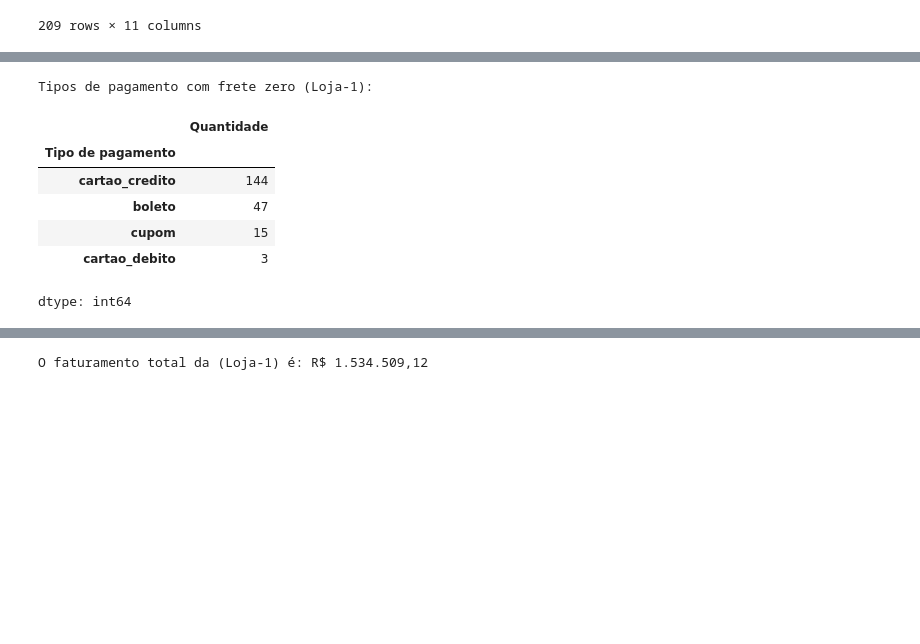
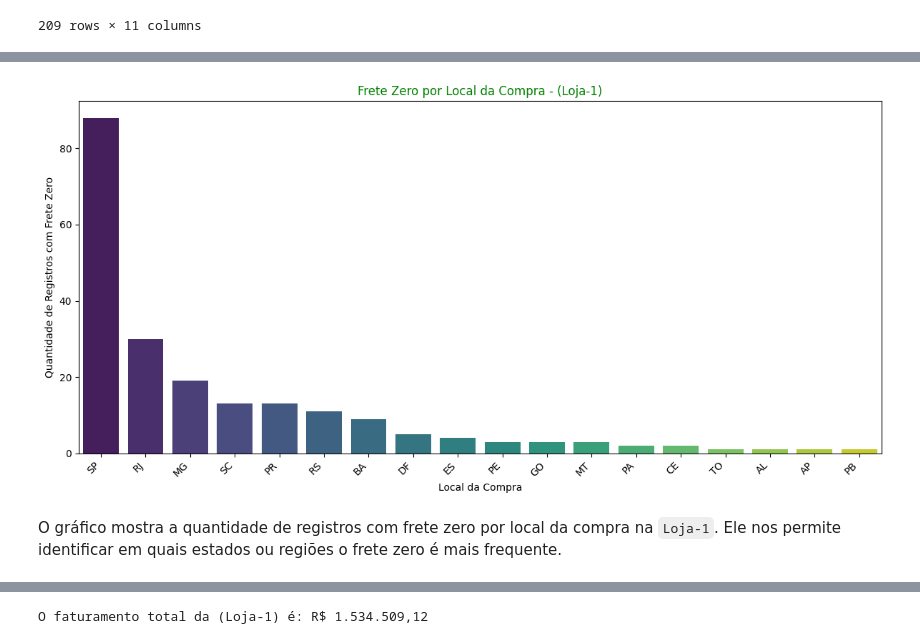
Before and after one commit to WBruni/Analise_Vendas_e_Desempenho_Loja, a Jupyter notebook: AluraStoreBrasil.ipynb, the cells around one changed output, grey strips where cells are left out. Saved outputs shown, nothing was run; the diff lists cells and outputs as text; code cells hidden in the pictures; blank space fills up the shorter version.

```diff
--- a/AluraStoreBrasil.ipynb
+++ b/AluraStoreBrasil.ipynb
@@ -285,14 +327,17 @@ dtype: int64
+# %%
+# Gráfico de frete zero por local da compra
+plt.figure(figsize=(12, 6))
+sns.barplot(x=locais_com_frete_zero.index, y=locais_com_frete_zero.values, hue=locais_com_frete_zero.index, palette='viridis', legend=False)
+plt.title('Frete Zero por Local da Compra - (Loja-1)', color='green')
+plt.xlabel('Local da Compra')
+plt.ylabel('Quantidade de Registros com Frete Zero')
+plt.xticks(rotation=45, ha='right')
+plt.tight_layout()
+plt.show()
+# %% [output]
+[figure, added]
+# %% [markdown]
+O gráfico mostra a quantidade de registros com frete zero por local da compra na `Loja-1`. Ele nos permite identificar em quais estados ou regiões o frete zero é mais frequente.
 # %%
 tipos_pagamento_com_frete_zero = frete_zero_loja1['Tipo de pagamento'].value_counts()
 tipos_pagamento_com_frete_zero.name = 'Quantidade'
-print("Tipos de pagamento com frete zero (Loja-1):")
-display(tipos_pagamento_com_frete_zero)
-# %% [output]
-Tipos de pagamento com frete zero (Loja-1):
-|  | Quantidade |
-| Tipo de pagamento |  |
-| cartao_credito | 144 |
-| boleto | 47 |
-| cupom | 15 |
-| cartao_debito | 3 |
-dtype: int64
```
Also changed, not shown: parts of 88 cells of this notebook.
